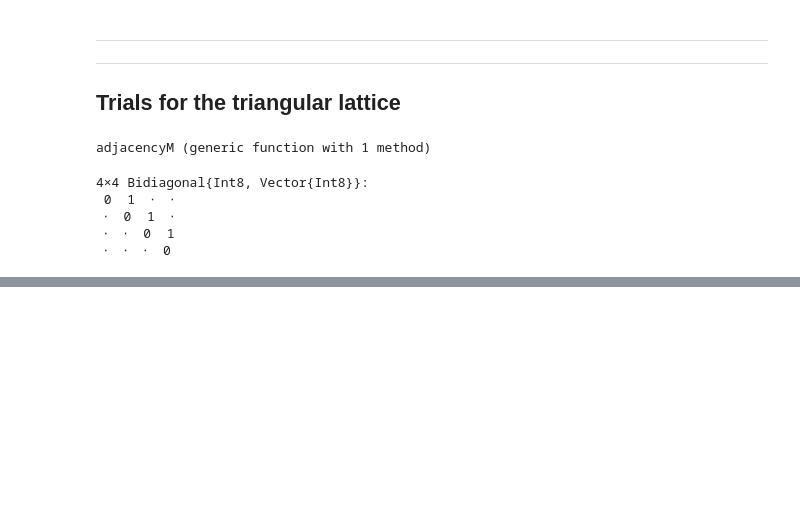
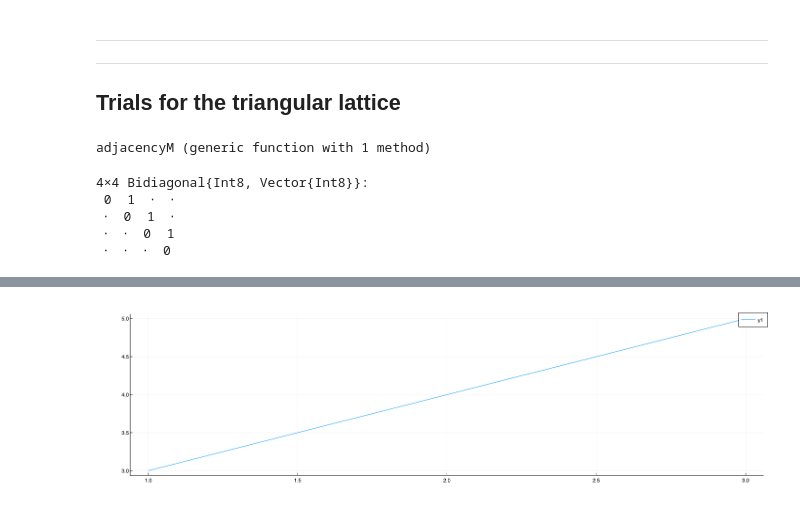
Before and after one commit to DAlamRG/PF, a Jupyter notebook: Pruebas.ipynb, the cells around one changed output, grey strips where cells are left out. Drawn from its saved outputs; the diff is of its cells as text; code cells hidden in the pictures; blank space fills up the shorter version.

```diff
--- a/Pruebas.ipynb
+++ b/Pruebas.ipynb
@@ -1461,0 +1568,4 @@ push!(dc,[1,2])
+# %%
+plot([1,2,3],[3,4,5])
+# %% [output]
+[figure, added]
```
Also changed, not shown: parts of 17 cells of this notebook, 7 other files.
